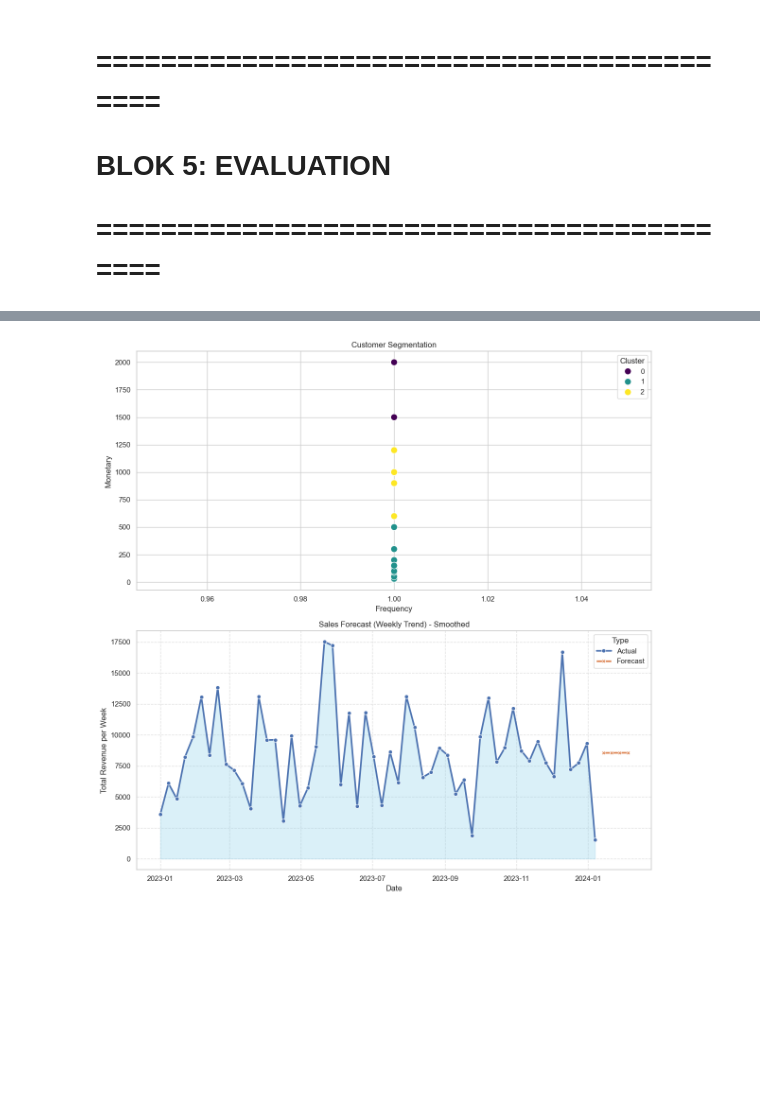
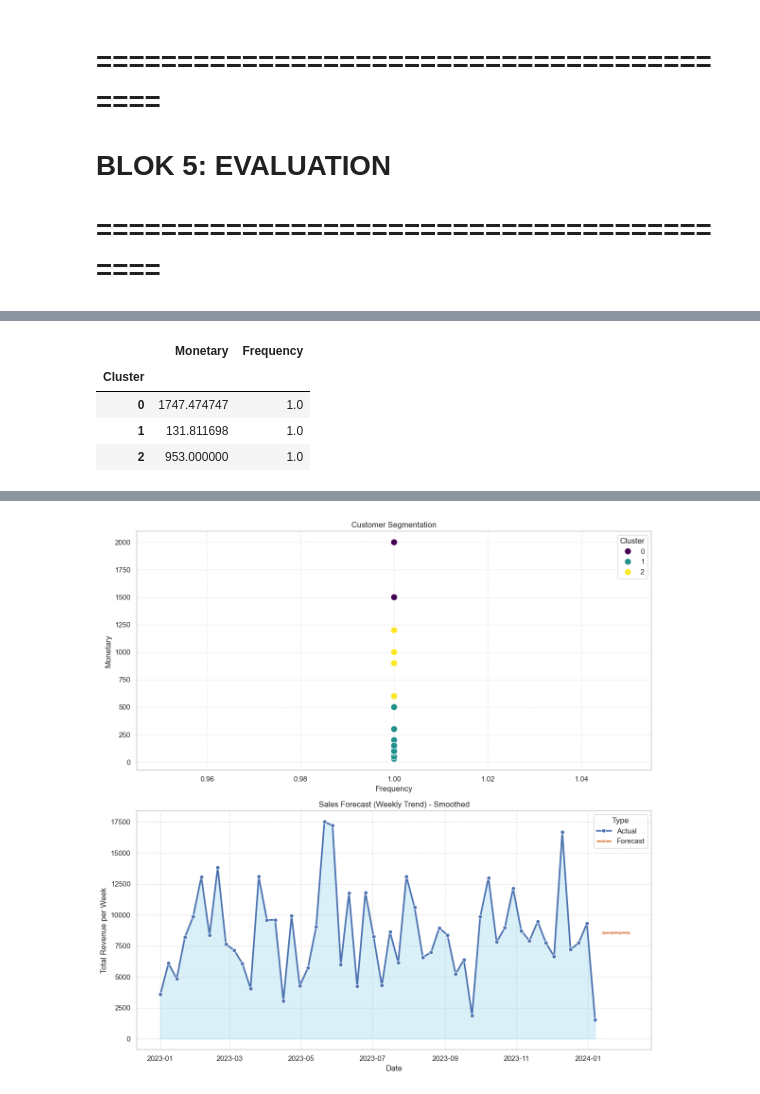
Before and after one commit to akhdanrgya/Tubes-DWBI, a Jupyter notebook: TUBES_DWBI.ipynb, the cells around one changed output, grey strips where cells are left out. Drawn from its saved outputs; the diff is of its cells as text; code cells hidden in the pictures; blank space fills up the shorter version.

```diff
--- a/TUBES_DWBI.ipynb
+++ b/TUBES_DWBI.ipynb
@@ -506,15 +506,58 @@ combined = pd.concat([weekly_sales[['Date', 'final_amount', 'Type']], future_df]
 # BLOK 5: EVALUATION
 # ==========================================
 # %%
-print("[5.3] Displaying Final Smoothed Charts...")
+print("[5.1] Evaluating K-Means Clustering...")
+
+from sklearn.metrics import silhouette_score
+
+X_cluster_eval = scaler.fit_transform(cust_agg[['Monetary', 'Frequency']])
+sil_score = silhouette_score(X_cluster_eval, cust_agg['Cluster'])
+
+print(f"   -> Silhouette Score: {sil_score:.4f}")
+print("      Interpretasi:")
+print("      0.71–1.0 : Struktur cluster sangat baik")
+print("      0.51–0.70: Cluster cukup jelas")
+print("      0.26–0.50: Struktur cluster lemah")
+print("      <0.25    : Tidak ada cluster yang jelas")
+
+cluster_profile = cust_agg.groupby('Cluster')[['Monetary', 'Frequency']].mean()
+print("\n   -> Cluster Centers (Actual Aggregated From Data):")
+display(cluster_profile)
+
+print("\n[5.2] Evaluating Regression Forecast Accuracy...")
+
+pred_actual = reg.predict(weekly_sales[['Time_Index']])
+residuals = weekly_sales['final_amount'] - pred_actual
+
+mae = np.mean(abs(residuals))
+mse = np.mean(residuals**2)
+rmse = np.sqrt(mse)
+
+print(f"   -> MAE  (Mean Absolute Error): {mae:.2f}")
+print(f"   -> MSE  (Mean Squared Error):  {mse:.2f}")
+print(f"   -> RMSE (Root MSE):            {rmse:.2f}")
+
+print("\n[5.3] Displaying Final Smoothed Charts...")
+
 fig, axes = plt.subplots(2, 1, figsize=(12, 12))
 
-sns.scatterplot(data=cust_agg, x='Frequency', y='Monetary', hue='Cluster', palette='viridis', s=100, ax=axes[0])
+sns.scatterplot(
+    data=cust_agg, x='Frequency', y='Monetary',
+    hue='Cluster', palette='viridis', s=100, ax=axes[0]
+)
 axes[0].set_title('Customer Segmentation')
+axes[0].grid(True, linestyle='--', alpha=0.4)
 
-sns.lineplot(data=combined, x='Date', y='final_amount', hue='Type', style='Type', markers=True, ax=axes[1], linewidth=2.5)
+sns.lineplot(
+    data=combined, x='Date', y='final_amount',
+    hue='Type', style='Type', markers=True, ax=axes[1], linewidth=2.5
+)
 
-axes[1].fill_between(weekly_sales['Date'], weekly_sales['final_amount'], alpha=0.3, color='skyblue')
+axes[1].fill_between(
+    weekly_sales['Date'],
+    weekly_sales['final_amount'],
+    alpha=0.3, color='skyblue'
+)
 
 axes[1].set_title('Sales Forecast (Weekly Trend) - Smoothed')
 axes[1].set_ylabel('Total Revenue per Week')
@@ -522,4 +565,24 @@ axes[1].grid(True, linestyle='--', alpha=0.6)
 
 plt.tight_layout()
 plt.show()
+
+print("   -> Visualisasi akhir berhasil ditampilkan.")
+
+print("\n[5.4] Interpretation & Business Insights...")
+
+# Clustering insights
+print("\n   Customer Segmentation Insight:")
+for cluster_id, row in cluster_profile.iterrows():
+    print(f"   - Cluster {cluster_id}:")
+    print(f"       Avg Monetary  : {row['Monetary']:.2f}")
+    print(f"       Avg Frequency : {row['Frequency']:.2f}")
+
+trend_sign = "NAIK 📈" if reg.coef_[0] > 0 else "TURUN 📉"
+
+print("\n   Sales Forecast Insight:")
+print(f"   -> Trend penjualan menunjukkan pergerakan: {trend_sign}")
+print(f"   -> Nilai slope tren mingguan: {reg.coef_[0]:.4f}")
+print("   -> Perubahan revenue ini menggambarkan arah pasar dan permintaan jangka pendek.")
+
+print("\n[5.5] Evaluation Completed!")
 # %% [output]
@@ -526,0 +598,5 @@ plt.show()
+|  | Monetary | Frequency |
+| Cluster |  |  |
+| 0 | 1747.474747 | 1.0 |
+| 1 | 131.811698 | 1.0 |
+| 2 | 953.000000 | 1.0 |
```
Also changed, not shown: parts of 1 cell of this notebook.
